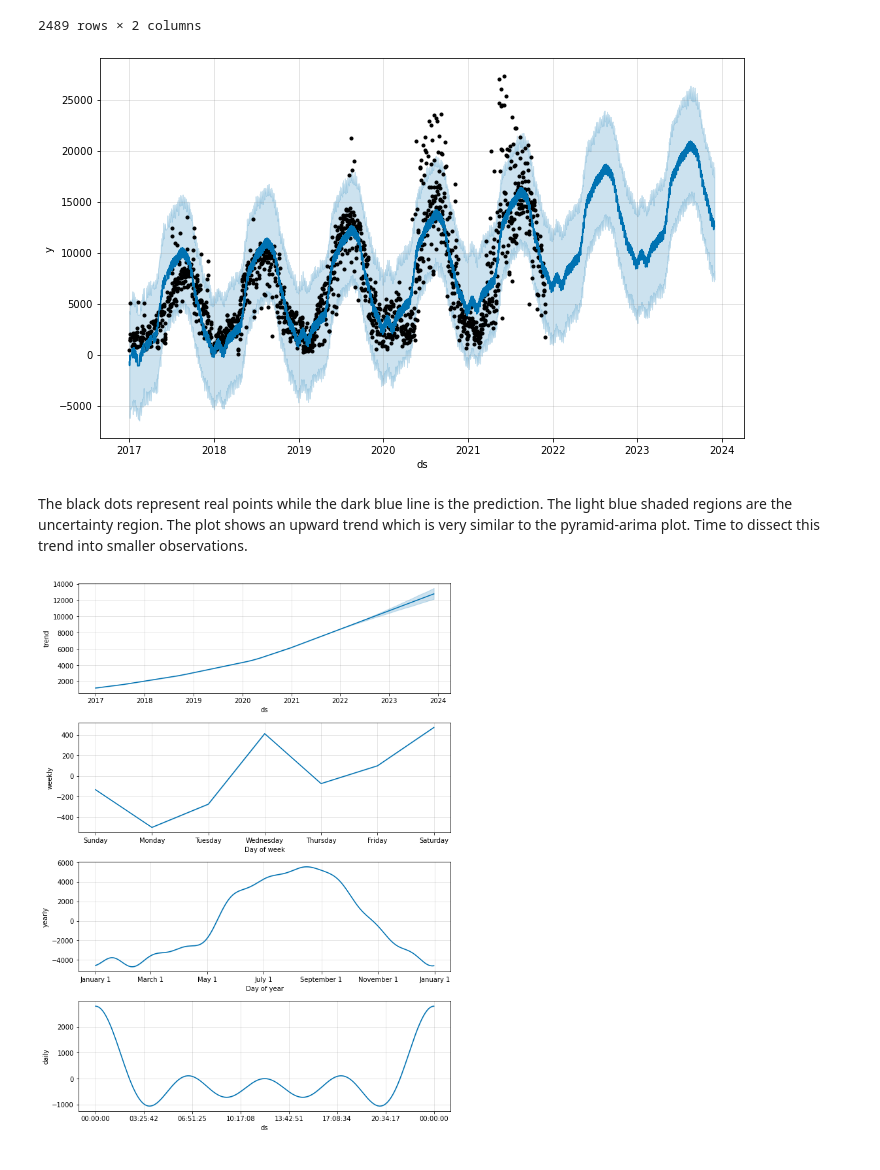
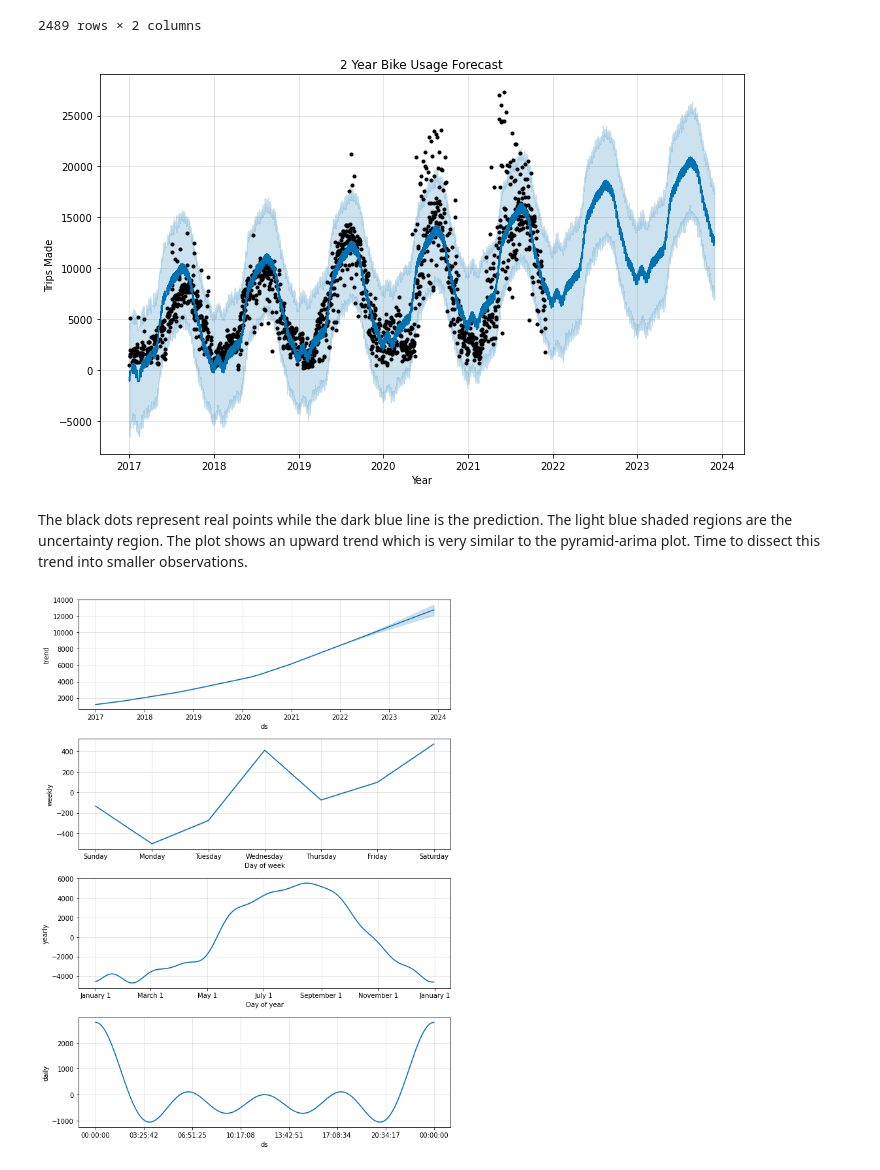
Before and after one commit to gsagararatne/DataSciencePortfolio, a Jupyter notebook: BikeShareToronto/BikeShareTimeSeries.ipynb, the cells around one changed output. Cells and saved outputs as stored; diff of their text form; code cells hidden in the pictures.

Commit message:
Updated Observations

```diff
--- a/BikeShareToronto/BikeShareTimeSeries.ipynb
+++ b/BikeShareToronto/BikeShareTimeSeries.ipynb
@@ -1130,6 +1157,12 @@ forecast[["ds","yhat"]]
 | 2488 | 2023-11-30 | 12591.479259 |
 2489 rows × 2 columns
 # %%
-plot1 = m.plot(forecast)
+# plotting forecast with f-prophet
+fig = m.plot(forecast)
+ax = fig.gca()
+ax.set_title("2 Year Bike Usage Forecast")
+ax.set_xlabel("Year")
+ax.set_ylabel("Trips Made")
+fig.show()
 # %% [output]
-[figure, old version]
+[figure, new version]
@@ -1136,2 +1173,3 @@ plot1 = m.plot(forecast)
 # %% [markdown]
-The black dots represent real points while the dark blue line is the prediction. The light blue shaded regions are the uncertainty region. The plot shows an upward trend which is very similar to the pyramid-arima plot. Time to dissect this trend into smaller observations.
+The black dots represent real points while the dark blue line is the prediction. The light blue shaded regions are the uncertainty region. The plot shows an upward trend which is very similar to the pyramid-arima plot.
+Time to dissect this trend into smaller observations.
```
Also changed, not shown: parts of 21 cells of this notebook.
